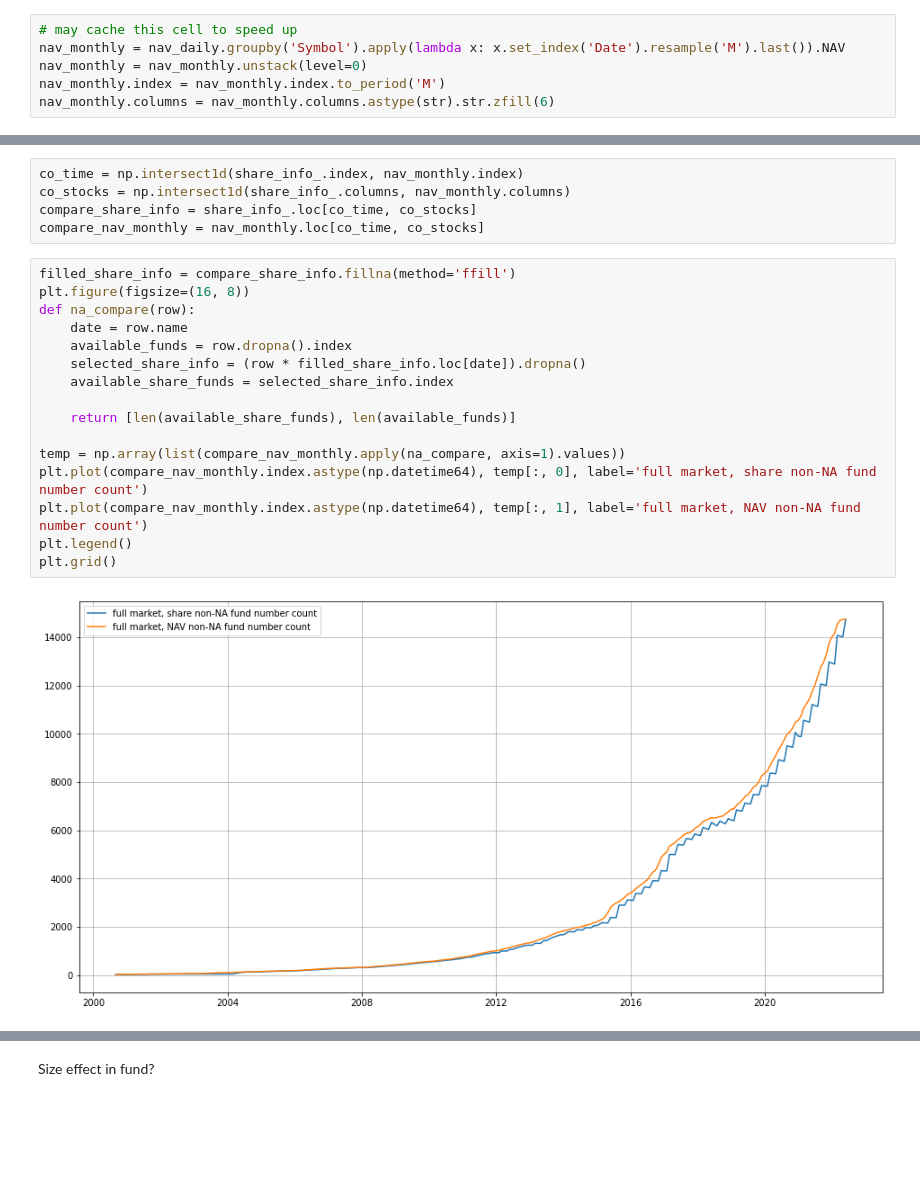
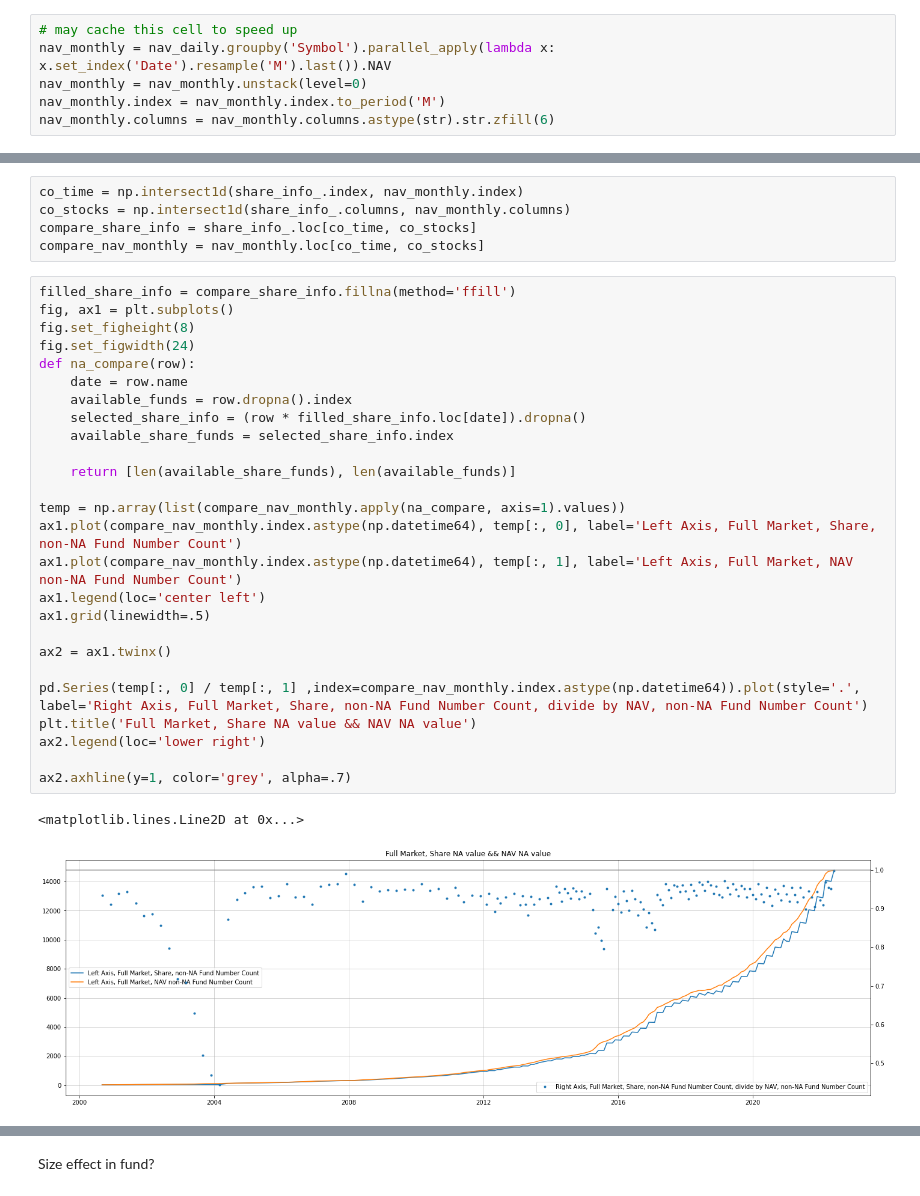
Before and after one commit to dacianpeng/mutual-fund-effective-or-not-Evidence-from-China, a Jupyter notebook: main.ipynb, the cells around one changed output, grey strips where cells are left out. Saved outputs shown, nothing was run; the diff lists cells and outputs as text; blank space fills up the shorter version.

```diff
--- a/main.ipynb
+++ b/main.ipynb
@@ -176,7 +209,7 @@ wind_mixed_fund_mkt_value.index  = wind_mixed_fund_mkt_value.index.astype(np.dat
 align JoinQuant && CSMAR data
 # %%
 # may cache this cell to speed up
-nav_monthly = nav_daily.groupby('Symbol').apply(lambda x: x.set_index('Date').resample('M').last()).NAV
+nav_monthly = nav_daily.groupby('Symbol').parallel_apply(lambda x: x.set_index('Date').resample('M').last()).NAV
 nav_monthly = nav_monthly.unstack(level=0)
 nav_monthly.index = nav_monthly.index.to_period('M')
 nav_monthly.columns = nav_monthly.columns.astype(str).str.zfill(6)
@@ -628,19 +708,30 @@ compare_share_info = share_info_.loc[co_time, co_stocks]
 compare_nav_monthly = nav_monthly.loc[co_time, co_stocks]
 # %%
 filled_share_info = compare_share_info.fillna(method='ffill')
-plt.figure(figsize=(16, 8))
+fig, ax1 = plt.subplots()
+fig.set_figheight(8)
+fig.set_figwidth(24)
 def na_compare(row):
     date = row.name
     available_funds = row.dropna().index
     selected_share_info = (row * filled_share_info.loc[date]).dropna()
     available_share_funds = selected_share_info.index
 
     return [len(available_share_funds), len(available_funds)]
 
 temp = np.array(list(compare_nav_monthly.apply(na_compare, axis=1).values))
-plt.plot(compare_nav_monthly.index.astype(np.datetime64), temp[:, 0], label='full market, share non-NA fund number count')
-plt.plot(compare_nav_monthly.index.astype(np.datetime64), temp[:, 1], label='full market, NAV non-NA fund number count')
-plt.legend()
-plt.grid()
+ax1.plot(compare_nav_monthly.index.astype(np.datetime64), temp[:, 0], label='Left Axis, Full Market, Share, non-NA Fund Number Count')
+ax1.plot(compare_nav_monthly.index.astype(np.datetime64), temp[:, 1], label='Left Axis, Full Market, NAV non-NA Fund Number Count')
+ax1.legend(loc='center left')
+ax1.grid(linewidth=.5)
+
+ax2 = ax1.twinx()
+
+pd.Series(temp[:, 0] / temp[:, 1] ,index=compare_nav_monthly.index.astype(np.datetime64)).plot(style='.', label='Right Axis, Full Market, Share, non-NA Fund Number Count, divide by NAV, non-NA Fund Number Count')
+plt.title('Full Market, Share NA value && NAV NA value')
+ax2.legend(loc='lower right')
+
+ax2.axhline(y=1, color='grey', alpha=.7)
 # %% [output]
+<matplotlib.lines.Line2D at 0x...>
-[figure, old version]
+[figure, new version]
```
Also changed, not shown: parts of 101 cells of this notebook, 3 other files.
